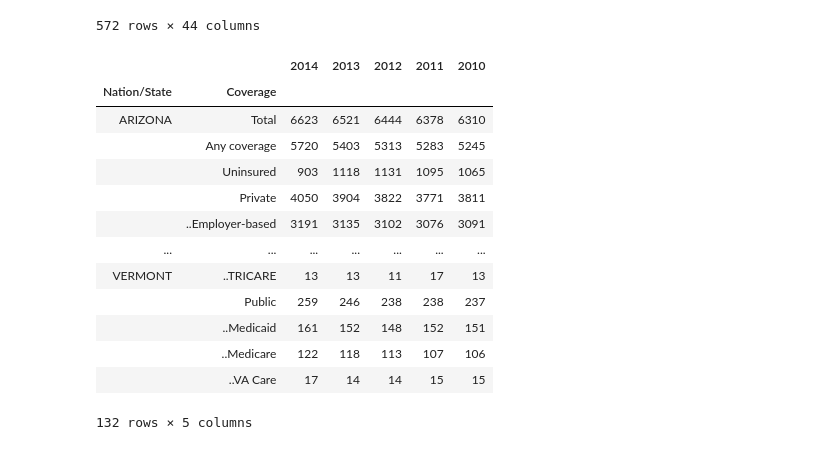
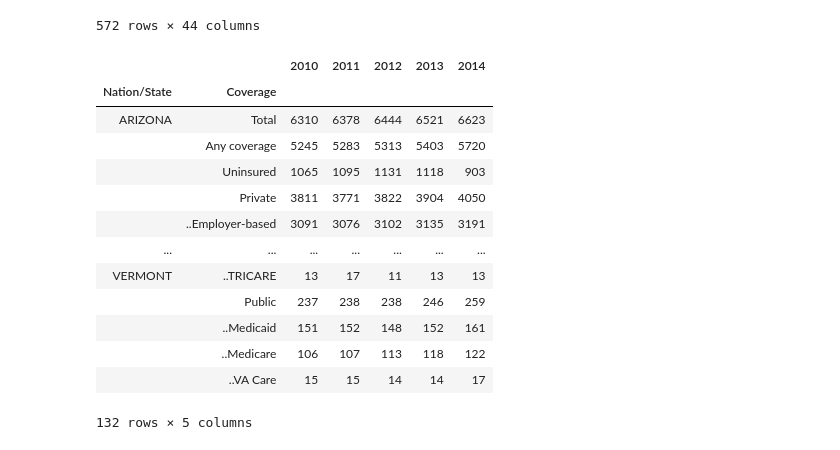
Before and after one commit to TJL30308/DREAM_Project, a Jupyter notebook: insurance_coverage_cleanup.ipynb, the cells around one changed output. Cells and saved outputs as stored; diff of their text form; code cells hidden in the pictures.

```diff
--- a/insurance_coverage_cleanup.ipynb
+++ b/insurance_coverage_cleanup.ipynb
@@ -25,39 +25,41 @@ df
 # %%
 #Convert column names to string
 df.columns = df.columns.astype(str)
 
 #Drop columns with names not needed for analysis, only estimates are needed
 for name, series in df.iteritems():
     if "Unnamed" in name:
         df = df.drop(name, axis = 1)
 
 #Drop columns with years not needed for analysis
 for name, series in df.iteritems():
     if name not in years_list:
         df = df.drop(name, axis =1)
 
 #Remove states not needed for analysis
 for index, row in df.iterrows():
     state, coverage = index
     if state.title() not in states_list:
         df = df.drop(state, level = 'Nation/State')
 
+df = df[years_list]
+
 #Change Nation/State to State
 df
 # %% [output]
-|  |  | 2014 | 2013 | 2012 | 2011 | 2010 |
+|  |  | 2010 | 2011 | 2012 | 2013 | 2014 |
 | Nation/State | Coverage |  |  |  |  |  |
-| ARIZONA | Total | 6623 | 6521 | 6444 | 6378 | 6310 |
-|  | Any coverage | 5720 | 5403 | 5313 | 5283 | 5245 |
-|  | Uninsured | 903 | 1118 | 1131 | 1095 | 1065 |
-|  | Private | 4050 | 3904 | 3822 | 3771 | 3811 |
-|  | ..Employer-based | 3191 | 3135 | 3102 | 3076 | 3091 |
+| ARIZONA | Total | 6310 | 6378 | 6444 | 6521 | 6623 |
+|  | Any coverage | 5245 | 5283 | 5313 | 5403 | 5720 |
+|  | Uninsured | 1065 | 1095 | 1131 | 1118 | 903 |
+|  | Private | 3811 | 3771 | 3822 | 3904 | 4050 |
+|  | ..Employer-based | 3091 | 3076 | 3102 | 3135 | 3191 |
 | ... | ... | ... | ... | ... | ... | ... |
-| VERMONT | ..TRICARE | 13 | 13 | 11 | 17 | 13 |
-|  | Public | 259 | 246 | 238 | 238 | 237 |
-|  | ..Medicaid | 161 | 152 | 148 | 152 | 151 |
-|  | ..Medicare | 122 | 118 | 113 | 107 | 106 |
-|  | ..VA Care | 17 | 14 | 14 | 15 | 15 |
+| VERMONT | ..TRICARE | 13 | 17 | 11 | 13 | 13 |
+|  | Public | 237 | 238 | 238 | 246 | 259 |
+|  | ..Medicaid | 151 | 152 | 148 | 152 | 161 |
+|  | ..Medicare | 106 | 107 | 113 | 118 | 122 |
+|  | ..VA Care | 15 | 15 | 14 | 14 | 17 |
 132 rows × 5 columns
 # %%
 df.to_csv('Resources/hic04_acs_CLEAN.csv')
```
Also changed, not shown: 4 other files.
